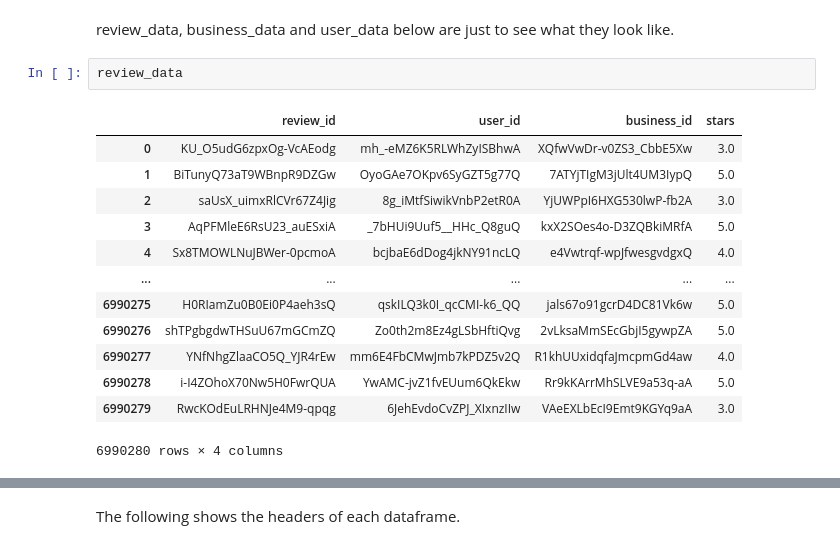
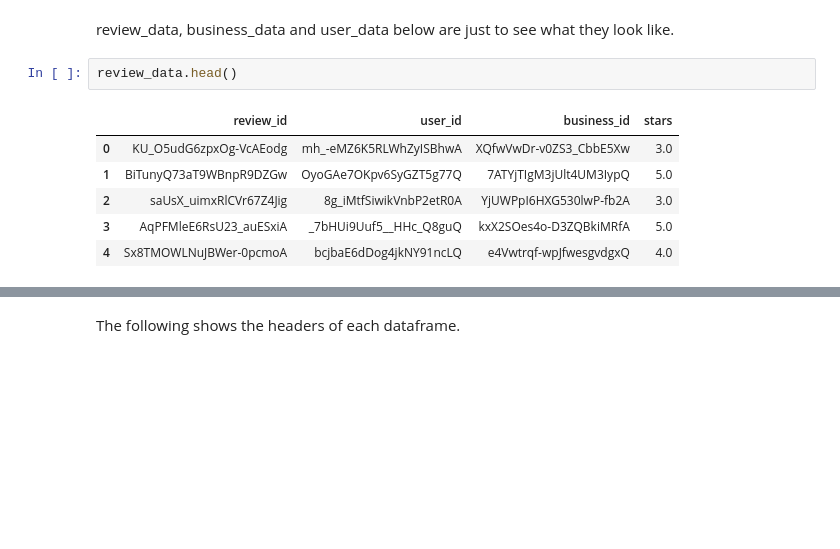
Before and after one commit to alont01/Restaurant_Recommendation, a Jupyter notebook: restaurant-recommendation.ipynb, the cells around one changed output, grey strips where cells are left out. Saved outputs shown, nothing was run; the diff lists cells and outputs as text; blank space fills up the shorter version.

```diff
--- a/restaurant-recommendation.ipynb
+++ b/restaurant-recommendation.ipynb
@@ -50,19 +52,12 @@ business_data = business_data.rename(columns = { 'name': 'Restaurant name' })
 # %% [markdown]
 review_data, business_data and user_data below are just to see what they look like.
 # %%
-review_data
+review_data.head()
 # %% [output]
 |  | review_id | user_id | business_id | stars |
 | 0 | KU_O5udG6zpxOg-VcAEodg | mh_-eMZ6K5RLWhZyISBhwA | XQfwVwDr-v0ZS3_CbbE5Xw | 3.0 |
 | 1 | BiTunyQ73aT9WBnpR9DZGw | OyoGAe7OKpv6SyGZT5g77Q | 7ATYjTIgM3jUlt4UM3IypQ | 5.0 |
 | 2 | saUsX_uimxRlCVr67Z4Jig | 8g_iMtfSiwikVnbP2etR0A | YjUWPpI6HXG530lwP-fb2A | 3.0 |
 | 3 | AqPFMleE6RsU23_auESxiA | _7bHUi9Uuf5__HHc_Q8guQ | kxX2SOes4o-D3ZQBkiMRfA | 5.0 |
 | 4 | Sx8TMOWLNuJBWer-0pcmoA | bcjbaE6dDog4jkNY91ncLQ | e4Vwtrqf-wpJfwesgvdgxQ | 4.0 |
-| ... | ... | ... | ... | ... |
-| 6990275 | H0RIamZu0B0Ei0P4aeh3sQ | qskILQ3k0I_qcCMI-k6_QQ | jals67o91gcrD4DC81Vk6w | 5.0 |
-| 6990276 | shTPgbgdwTHSuU67mGCmZQ | Zo0th2m8Ez4gLSbHftiQvg | 2vLksaMmSEcGbjI5gywpZA | 5.0 |
-| 6990277 | YNfNhgZlaaCO5Q_YJR4rEw | mm6E4FbCMwJmb7kPDZ5v2Q | R1khUUxidqfaJmcpmGd4aw | 4.0 |
-| 6990278 | i-I4ZOhoX70Nw5H0FwrQUA | YwAMC-jvZ1fvEUum6QkEkw | Rr9kKArrMhSLVE9a53q-aA | 5.0 |
-| 6990279 | RwcKOdEuLRHNJe4M9-qpqg | 6JehEvdoCvZPJ_XIxnzIIw | VAeEXLbEcI9Emt9KGYq9aA | 3.0 |
-6990280 rows × 4 columns
 # %%
```
Also changed, not shown: parts of 34 cells of this notebook.
